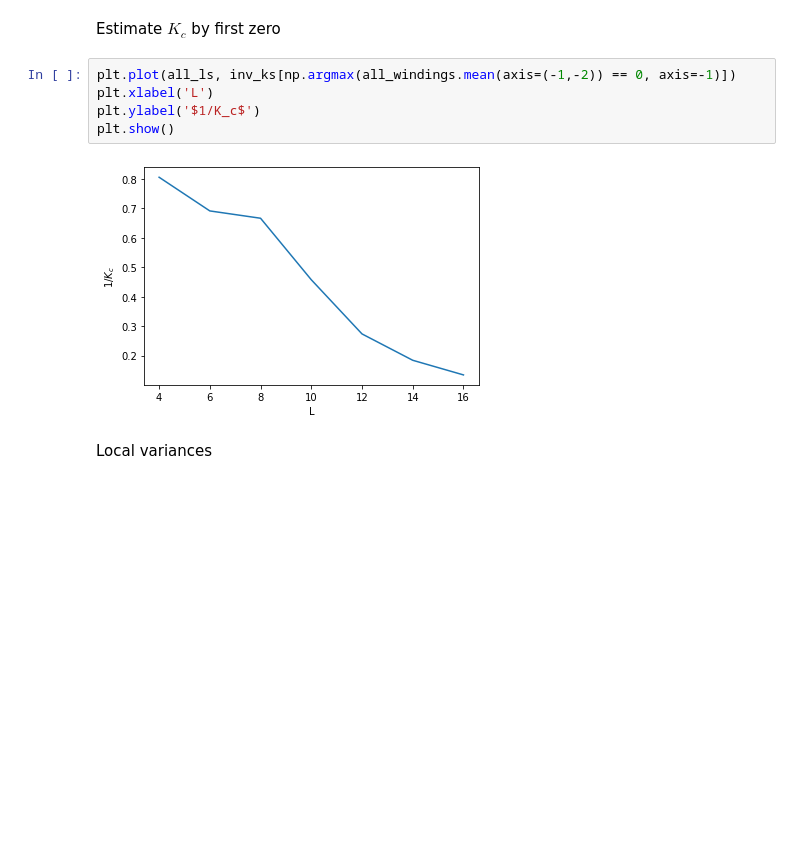
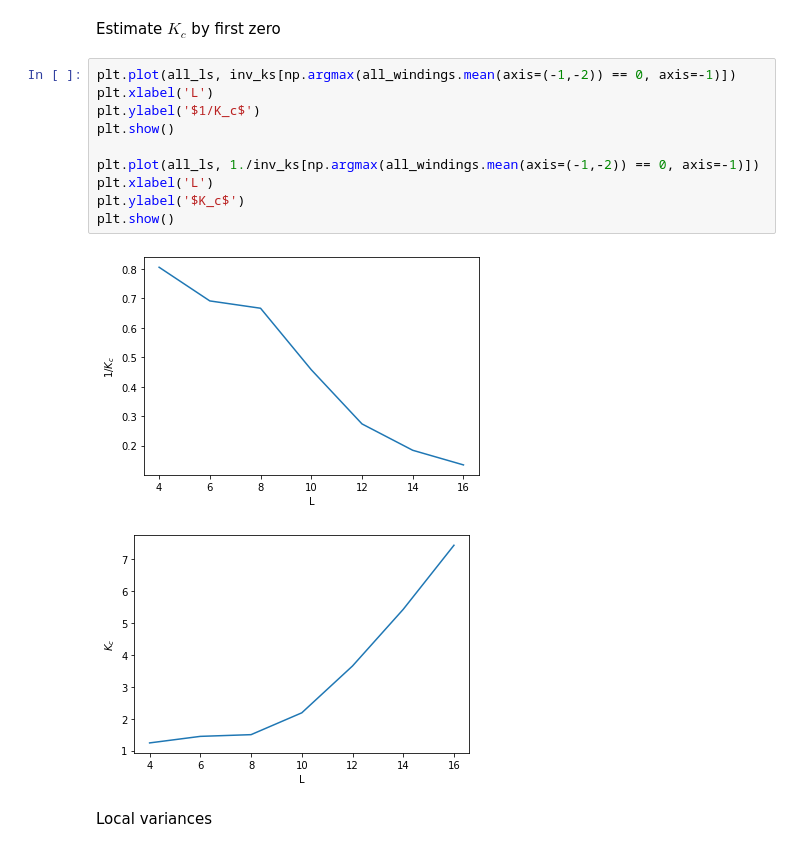
Before and after one commit to Renmusxd/PyGaugeMC, a Jupyter notebook: jupyter/EarlySim.ipynb, the cells around one changed output. Cells and saved outputs as stored; diff of their text form; blank space fills up the shorter version.

```diff
--- a/jupyter/EarlySim.ipynb
+++ b/jupyter/EarlySim.ipynb
@@ -75,10 +90,16 @@ Estimate $K_c$ by first zero
 # %%
 plt.plot(all_ls, inv_ks[np.argmax(all_windings.mean(axis=(-1,-2)) == 0, axis=-1)])
 plt.xlabel('L')
 plt.ylabel('$1/K_c$')
 plt.show()
+
+plt.plot(all_ls, 1./inv_ks[np.argmax(all_windings.mean(axis=(-1,-2)) == 0, axis=-1)])
+plt.xlabel('L')
+plt.ylabel('$K_c$')
+plt.show()
 # %% [output]
 [figure]
+[figure, added]
 # %% [markdown]
 Local variances
 # %%
```
Also changed, not shown: parts of 3 cells of this notebook, 1 other file.
